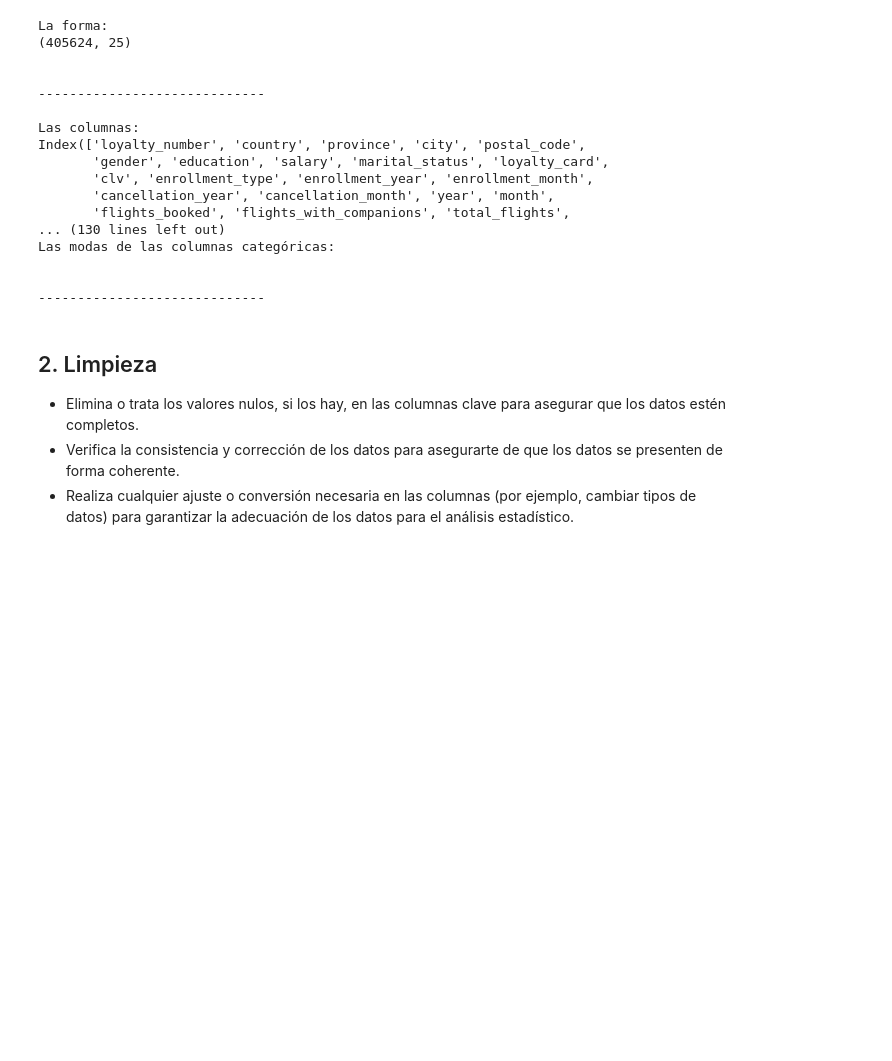
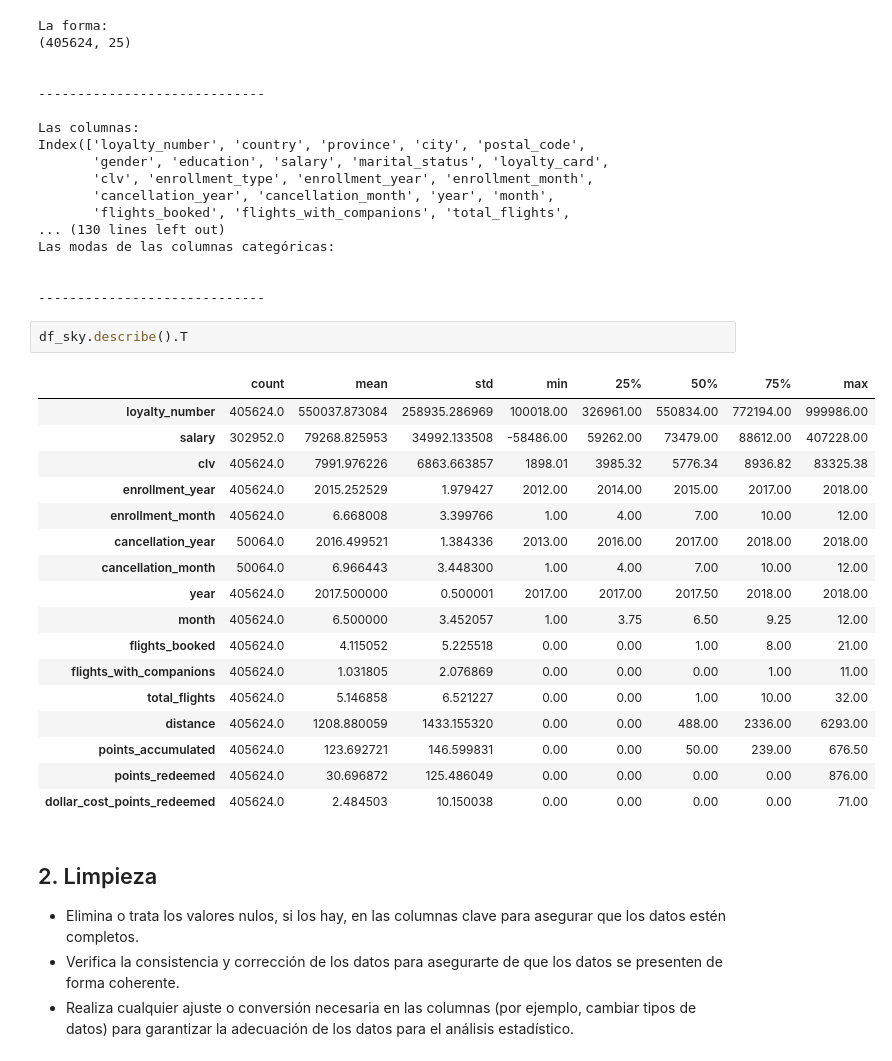
Before and after one commit to Adalab/bda-modulo-3-evaluacion-final-ganton89, a Jupyter notebook: Examen_modulo3.ipynb, the cells around one changed output. Saved outputs shown, nothing was run; the diff lists cells and outputs as text; blank space fills up the shorter version.

```diff
--- a/Examen_modulo3.ipynb
+++ b/Examen_modulo3.ipynb
@@ -271,6 +275,26 @@ Las modas de las columnas categóricas:
 
 
 -----------------------------
+# %%
+df_sky.describe().T
+# %% [output]
+|  | count | mean | std | min | 25% | 50% | 75% | max |
+| loyalty_number | 405624.0 | 550037.873084 | 258935.286969 | 100018.00 | 326961.00 | 550834.00 | 772194.00 | 999986.00 |
+| salary | 302952.0 | 79268.825953 | 34992.133508 | -58486.00 | 59262.00 | 73479.00 | 88612.00 | 407228.00 |
+| clv | 405624.0 | 7991.976226 | 6863.663857 | 1898.01 | 3985.32 | 5776.34 | 8936.82 | 83325.38 |
+| enrollment_year | 405624.0 | 2015.252529 | 1.979427 | 2012.00 | 2014.00 | 2015.00 | 2017.00 | 2018.00 |
+| enrollment_month | 405624.0 | 6.668008 | 3.399766 | 1.00 | 4.00 | 7.00 | 10.00 | 12.00 |
+| cancellation_year | 50064.0 | 2016.499521 | 1.384336 | 2013.00 | 2016.00 | 2017.00 | 2018.00 | 2018.00 |
+| cancellation_month | 50064.0 | 6.966443 | 3.448300 | 1.00 | 4.00 | 7.00 | 10.00 | 12.00 |
+| year | 405624.0 | 2017.500000 | 0.500001 | 2017.00 | 2017.00 | 2017.50 | 2018.00 | 2018.00 |
+| month | 405624.0 | 6.500000 | 3.452057 | 1.00 | 3.75 | 6.50 | 9.25 | 12.00 |
+| flights_booked | 405624.0 | 4.115052 | 5.225518 | 0.00 | 0.00 | 1.00 | 8.00 | 21.00 |
+| flights_with_companions | 405624.0 | 1.031805 | 2.076869 | 0.00 | 0.00 | 0.00 | 1.00 | 11.00 |
+| total_flights | 405624.0 | 5.146858 | 6.521227 | 0.00 | 0.00 | 1.00 | 10.00 | 32.00 |
+| distance | 405624.0 | 1208.880059 | 1433.155320 | 0.00 | 0.00 | 488.00 | 2336.00 | 6293.00 |
+| points_accumulated | 405624.0 | 123.692721 | 146.599831 | 0.00 | 0.00 | 50.00 | 239.00 | 676.50 |
+| points_redeemed | 405624.0 | 30.696872 | 125.486049 | 0.00 | 0.00 | 0.00 | 0.00 | 876.00 |
+| dollar_cost_points_redeemed | 405624.0 | 2.484503 | 10.150038 | 0.00 | 0.00 | 0.00 | 0.00 | 71.00 |
 # %% [markdown]
 ## 2. Limpieza
    - Elimina o trata los valores nulos, si los hay, en las columnas clave para asegurar que los datos estén completos.
```
Also changed, not shown: parts of 7 cells of this notebook.
